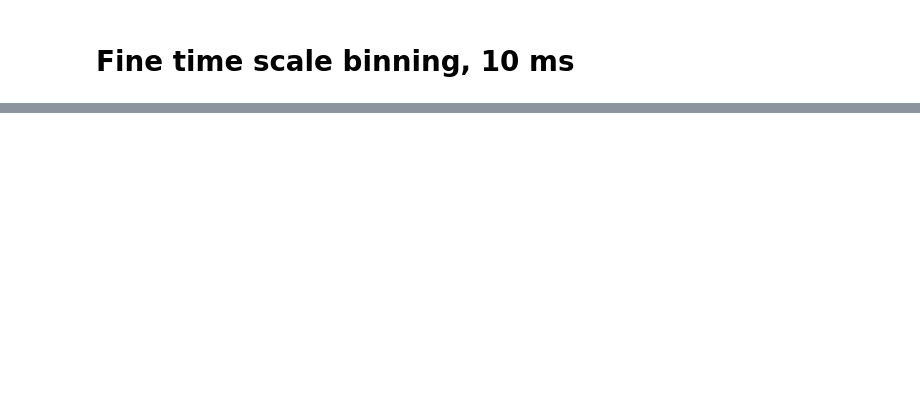
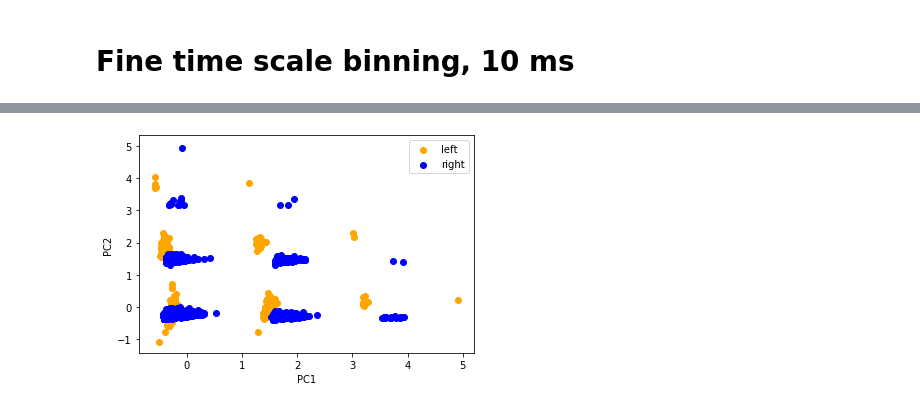
Before and after one commit to mariakesa/ConnectedLizards_NeuroMatch2020, a Jupyter notebook: FineTimeScales.ipynb, the cells around one changed output, grey strips where cells are left out. Cells and saved outputs as stored; diff of their text form; code cells hidden in the pictures; blank space fills up the shorter version.

```diff
--- a/FineTimeScales.ipynb
+++ b/FineTimeScales.ipynb
@@ -223,0 +240,4 @@ plot_left_right_PCA(10,['MOs', 'MRN', 'OLF', 'ORB', 'PAG', 'RSP', 'SCm', 'SCs'])
+# %%
+plot_left_right_PCA(20,['SCs','SCm','MRN','APN','PAG','ZI'])
+# %% [output]
+[figure, added]
```
Also changed, not shown: parts of 10 cells of this notebook.
